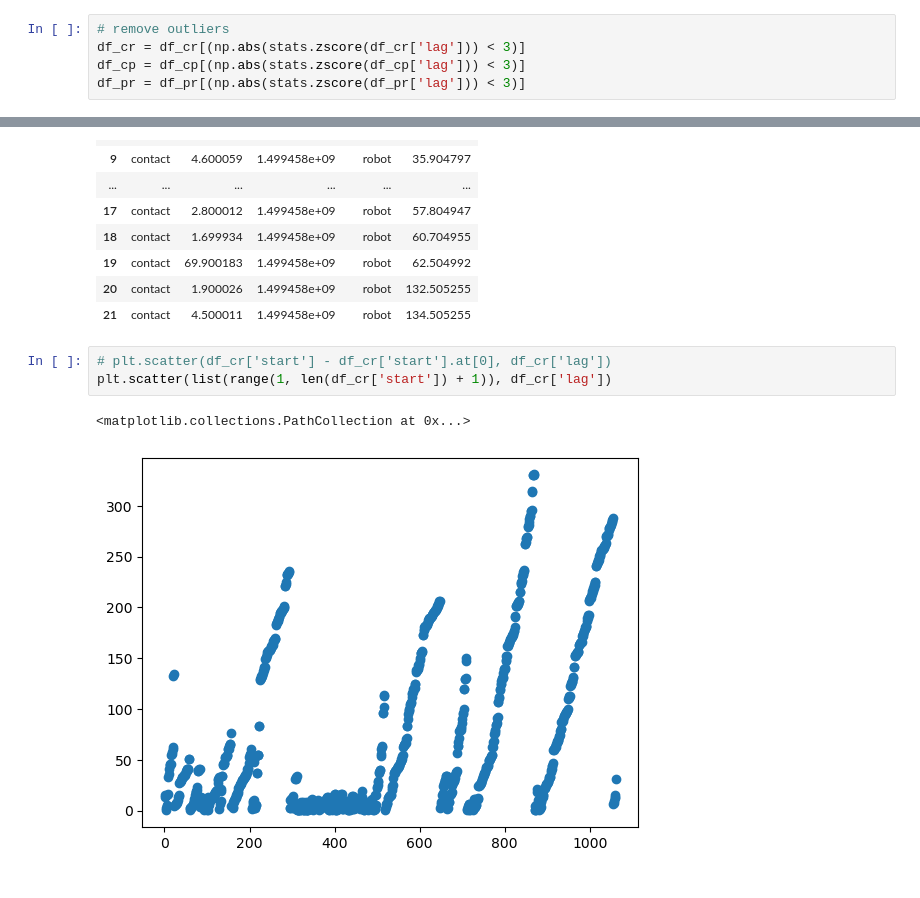
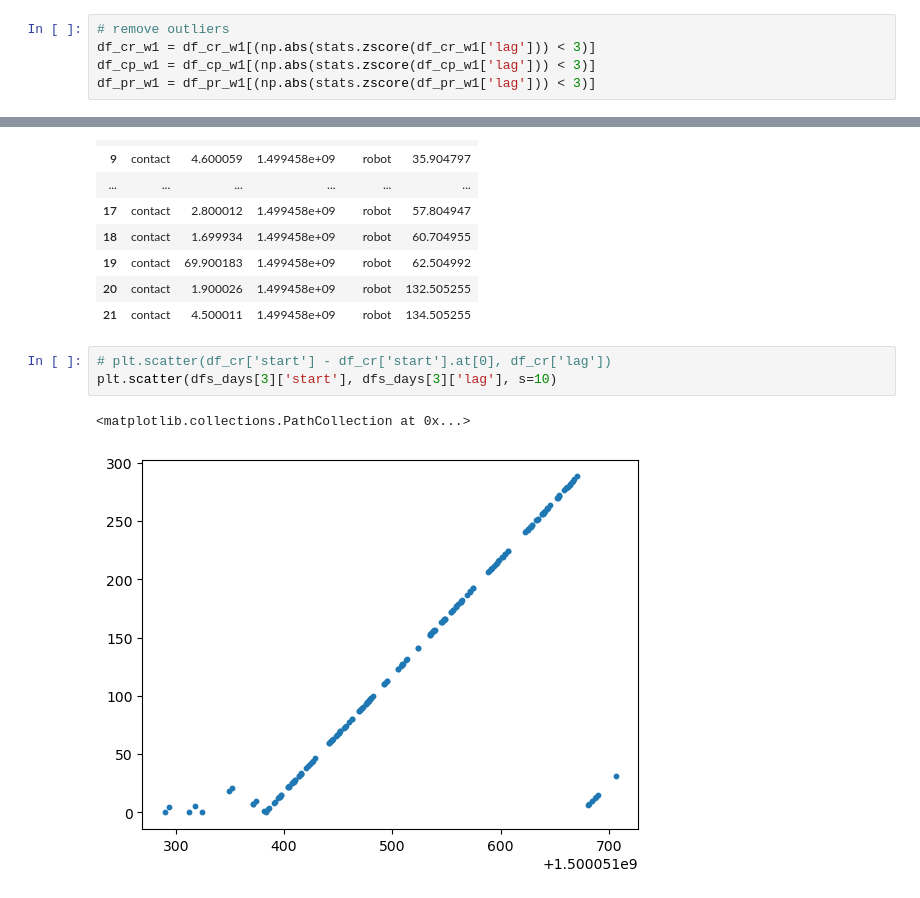
Before and after one commit to rramnauth2220/sar-gaze, a Jupyter notebook: perception.ipynb, the cells around one changed output, grey strips where cells are left out. Cells and saved outputs as stored; diff of their text form.

```diff
--- a/perception.ipynb
+++ b/perception.ipynb
@@ -282,9 +416,9 @@ df_pr = pd.read_csv(PID + 'week_1/' + 'parent-robot.csv')
 plt.rcParams.update(plt.rcParamsDefault)
 # %%
 # remove outliers
-df_cr = df_cr[(np.abs(stats.zscore(df_cr['lag'])) < 3)]
-df_cp = df_cp[(np.abs(stats.zscore(df_cp['lag'])) < 3)]
-df_pr = df_pr[(np.abs(stats.zscore(df_pr['lag'])) < 3)]
+df_cr_w1 = df_cr_w1[(np.abs(stats.zscore(df_cr_w1['lag'])) < 3)]
+df_cp_w1 = df_cp_w1[(np.abs(stats.zscore(df_cp_w1['lag'])) < 3)]
+df_pr_w1 = df_pr_w1[(np.abs(stats.zscore(df_pr_w1['lag'])) < 3)]
 # %%
 df_cr
 # %% [output]
@@ -338,7 +472,7 @@ dfs_days[0]
 | 21 | contact | 4.500011 | 1.499458e+09 | robot | 134.505255 |
 # %%
 # plt.scatter(df_cr['start'] - df_cr['start'].at[0], df_cr['lag'])
-plt.scatter(list(range(1, len(df_cr['start']) + 1)), df_cr['lag'])
+plt.scatter(dfs_days[3]['start'], dfs_days[3]['lag'], s=10)
 # %% [output]
 <matplotlib.collections.PathCollection at 0x...>
-[figure, old version]
+[figure, new version]
```
Also changed, not shown: parts of 20 cells of this notebook, 2 other files.
